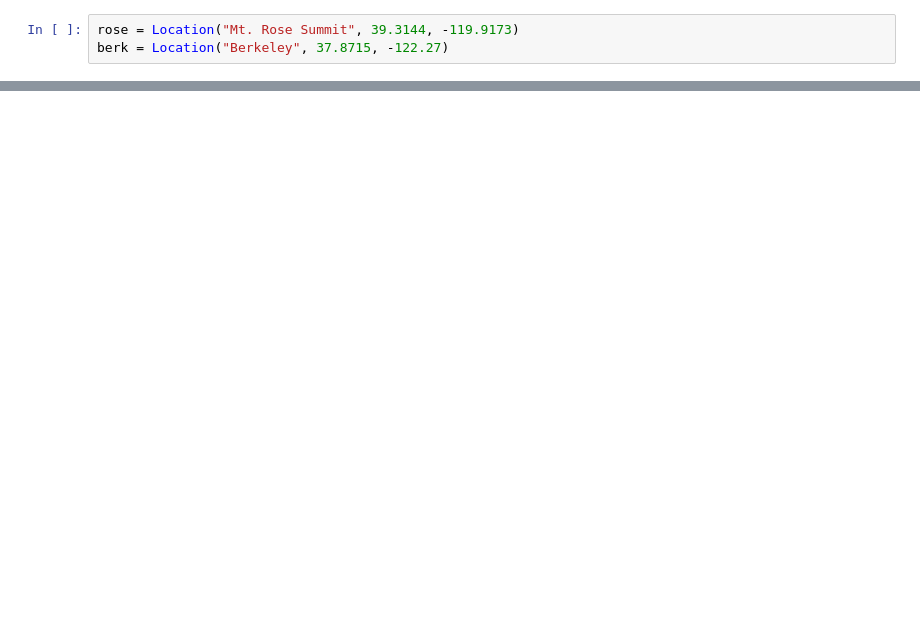
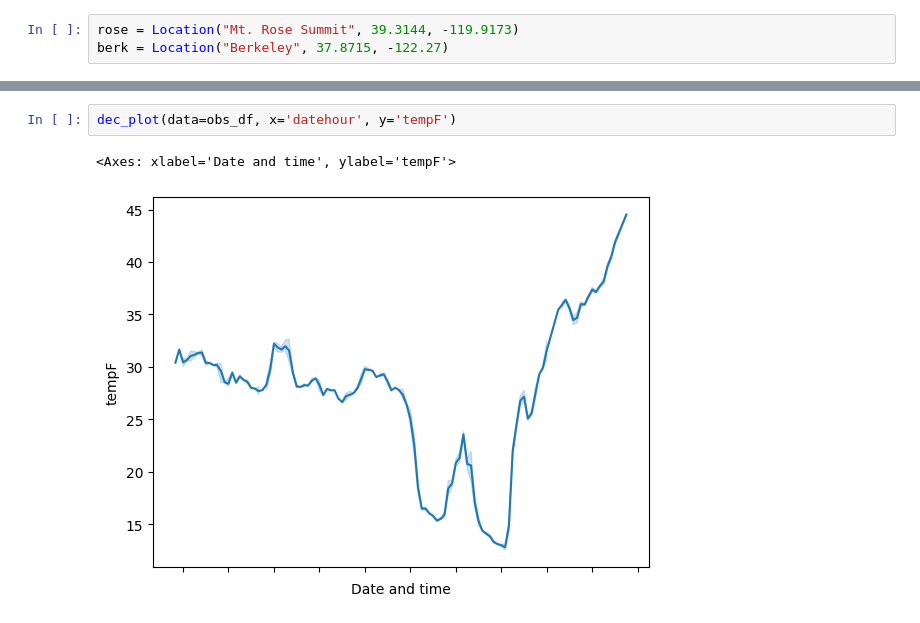
Before and after one commit to smerdis/corncast, a Jupyter notebook: corncast/CornCast_dev.ipynb, the cells around one changed output, grey strips where cells are left out. Saved outputs shown, nothing was run; the diff lists cells and outputs as text; blank space fills up the shorter version.

```diff
--- a/corncast/CornCast_dev.ipynb
+++ b/corncast/CornCast_dev.ipynb
@@ -37,0 +48,5 @@ NameError: name 'parse_windspeed' is not defined
+# %%
+dec_plot(data=obs_df, x='datehour', y='tempF')
+# %% [output]
+<Axes: xlabel='Date and time', ylabel='tempF'>
+[figure, added]
```
Also changed, not shown: parts of 7 cells of this notebook, 1 other file.
